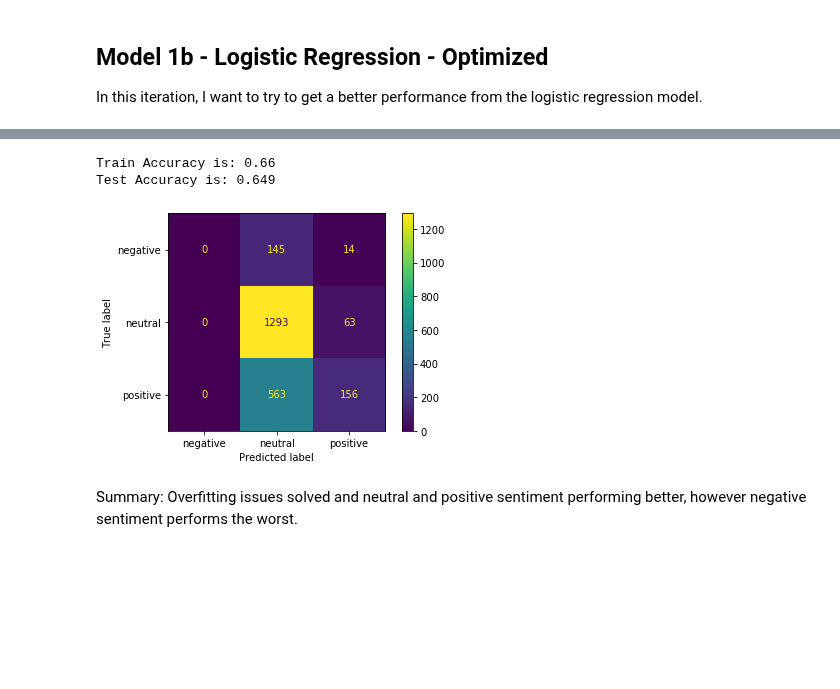
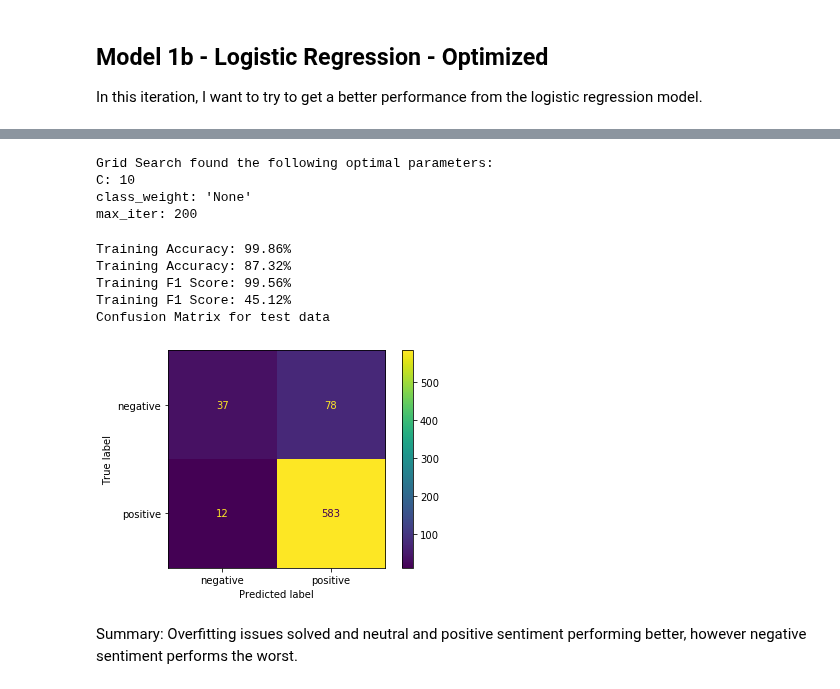
Before and after one commit to cmfritz/NLP-Twitter-Sentiment, a Jupyter notebook: nlp_notebook.ipynb, the cells around one changed output, grey strips where cells are left out. Cells and saved outputs as stored; diff of their text form; code cells hidden in the pictures; blank space fills up the shorter version.

```diff
--- a/nlp_notebook.ipynb
+++ b/nlp_notebook.ipynb
@@ -332,20 +367,26 @@ y_hat_test = logmodel.predict(X_test)
-# %%
-# Caclulate accuracy for train data
-accuracy = accuracy_score(y_train, y_hat_train)
-print('Train Accuracy is: {0}'.format(round(accuracy, 2)))
-
-# Calculate accuracy for test data
-accuracy = accuracy_score(y_test, y_hat_test)
-print('Test Accuracy is: {0}'.format(round(accuracy, 3)))
-# %% [output]
-Train Accuracy is: 0.66
-Test Accuracy is: 0.649
-# %%
-# Plot confusion matrix
-plot_confusion_matrix(logmodel, X=X_test, y_true=y_test)
-plt.show()
-# %% [output]
-[figure, removed]
+# %%
+# Get best parameters via grid search
+params_lr = {
+    'C':[10, 1, .1, .01],
+    'class_weight':['None', 'balanced'],
+    'max_iter':[200]
+    }
+(lr_gs, lr_gs_Xy) = run_grid_search(params_lr, logreg, Xy)
+# %% [output]
+Grid Search found the following optimal parameters:
+C: 10
+class_weight: 'None'
+max_iter: 200
+# %%
+# Evaluate model
+model_scores(lr_gs, lr_gs_Xy)
+# %% [output]
+Training Accuracy: 99.86%
+Training Accuracy: 87.32%
+Training F1 Score: 99.56%
+Training F1 Score: 45.12%
+Confusion Matrix for test data
+[figure, added]
 # %% [markdown]
 Summary: Overfitting issues solved and neutral and positive sentiment performing better, however negative sentiment performs the worst.
 # %% [markdown]
```
Also changed, not shown: parts of 49 cells of this notebook.
